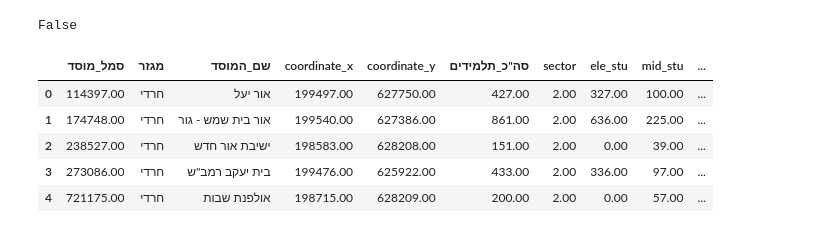
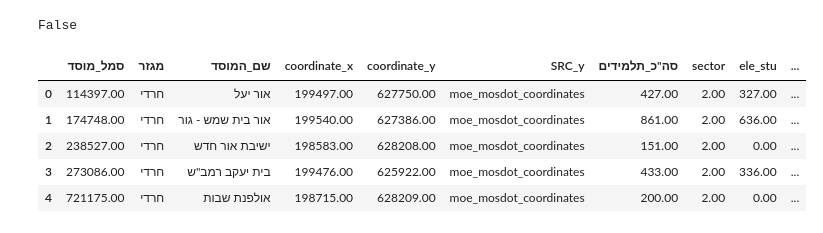
Before and after one commit to DavidPerelman/education, a Jupyter notebook: betshemesh_muni/main.ipynb, the cells around one changed output. Cells and saved outputs as stored; diff of their text form; code cells hidden in the pictures.

```diff
--- a/betshemesh_muni/main.ipynb
+++ b/betshemesh_muni/main.ipynb
@@ -26,5 +26,5 @@ BShemesh=BShemesh[~BShemesh['הערות'].str.contains('גן', na=False)]
 # moe_mosdot_coordinates_2022=remove_spaces_in_columns(moe_mosdot_coordinates_2022)
 
 #קאורדינטות של מוסדות חינוך בכל הארץ ממשרד החינוך
-JTMT_setls_schools_coordinates=up_load_df(r'{}\background_files'.format(education_folder_path),'JTMT_setls_schools_coordinates')
-JTMT_setls_schools_coordinates=remove_spaces_in_columns(JTMT_setls_schools_coordinates)
+JTMT_setls_schools_coordinates_with_src=up_load_df(r'{}\background_files'.format(education_folder_path),'JTMT_setls_schools_coordinates_with_src')
+JTMT_setls_schools_coordinates_with_src=remove_spaces_in_columns(JTMT_setls_schools_coordinates_with_src)
@@ -37,0 +31,3 @@ JTMT_setls_schools_coordinates=remove_spaces_in_columns(JTMT_setls_schools_coord
+# %%
+BShemesh['SRC'] = ''
+BShemesh.head()
@@ -38,6 +41,6 @@ JTMT_setls_schools_coordinates=remove_spaces_in_columns(JTMT_setls_schools_coord
 # %%
 # מיזוג הטבלאות לפי העמודה "סמל_מוסד"
-BShemesh = pd.merge(BShemesh, JTMT_setls_schools_coordinates[['סמל_מוסד', 'coordinate_x', 'coordinate_y']],
+BShemesh = pd.merge(BShemesh, JTMT_setls_schools_coordinates_with_src[['סמל_מוסד', 'coordinate_x', 'coordinate_y', 'SRC']],
                      on='סמל_מוסד', how='left')
 # %%
 BShemesh=BShemesh.drop(columns=['שכונה', 'כתובת', 'טלפון', 'פקס', 'מייל', 'שם_מנהל/ת',
@@ -143,25 +146,26 @@ duplicated_rows = BShemesh_final[BShemesh_final.duplicated(subset=['סמל_מו
 # %%
 # קיבוץ לפי "סמל_מוסד" עם סכימה של עמודות מסוימות והשארה של עמודות אחרות ללא שינוי
 duplicated_rows = duplicated_rows.groupby('סמל_מוסד').agg({
     'מגזר': 'first',  # ערך ראשון
     'שם_המוסד': 'first',  # ערך ראשון
     'coordinate_x': 'first',  # ערך ראשון
     'coordinate_y': 'first',  # ערך ראשון
+    'SRC_y': 'first',  # ערך ראשון
     'סה"כ_תלמידים': 'sum',  # ערך ראשון
     'sector': 'first',  # ערך ראשון
     'ele_stu': 'sum',    # סכימה
     'mid_stu': 'sum',    # סכימה
     'high_stu': 'sum',    # סכימה
 }).reset_index()
 
 duplicated_rows.head()
 # %% [output]
-|  | סמל_מוסד | מגזר | שם_המוסד | coordinate_x | coordinate_y | סה"כ_תלמידים | sector | ele_stu | mid_stu | ... |
-| 0 | 114397.00 | חרדי | אור יעל | 199497.00 | 627750.00 | 427.00 | 2.00 | 327.00 | 100.00 | ... |
-| 1 | 174748.00 | חרדי | אור בית שמש - גור | 199540.00 | 627386.00 | 861.00 | 2.00 | 636.00 | 225.00 | ... |
-| 2 | 238527.00 | חרדי | ישיבת אור חדש | 198583.00 | 628208.00 | 151.00 | 2.00 | 0.00 | 39.00 | ... |
-| 3 | 273086.00 | חרדי | בית יעקב רמב"ש | 199476.00 | 625922.00 | 433.00 | 2.00 | 336.00 | 97.00 | ... |
-| 4 | 721175.00 | חרדי | אולפנת שבות | 198715.00 | 628209.00 | 200.00 | 2.00 | 0.00 | 57.00 | ... |
+|  | סמל_מוסד | מגזר | שם_המוסד | coordinate_x | coordinate_y | SRC_y | סה"כ_תלמידים | sector | ele_stu | ... |
+| 0 | 114397.00 | חרדי | אור יעל | 199497.00 | 627750.00 | moe_mosdot_coordinates | 427.00 | 2.00 | 327.00 | ... |
+| 1 | 174748.00 | חרדי | אור בית שמש - גור | 199540.00 | 627386.00 | moe_mosdot_coordinates | 861.00 | 2.00 | 636.00 | ... |
+| 2 | 238527.00 | חרדי | ישיבת אור חדש | 198583.00 | 628208.00 | moe_mosdot_coordinates | 151.00 | 2.00 | 0.00 | ... |
+| 3 | 273086.00 | חרדי | בית יעקב רמב"ש | 199476.00 | 625922.00 | moe_mosdot_coordinates | 433.00 | 2.00 | 336.00 | ... |
+| 4 | 721175.00 | חרדי | אולפנת שבות | 198715.00 | 628209.00 | moe_mosdot_coordinates | 200.00 | 2.00 | 0.00 | ... |
 # %%
 BShemesh_final = pd.concat([duplicated_rows, BShemesh_final]).drop_duplicates(subset=['סמל_מוסד'], keep='first').reset_index(drop=True)
 # %%
```
Also changed, not shown: parts of 6 cells of this notebook, 2 other files.
